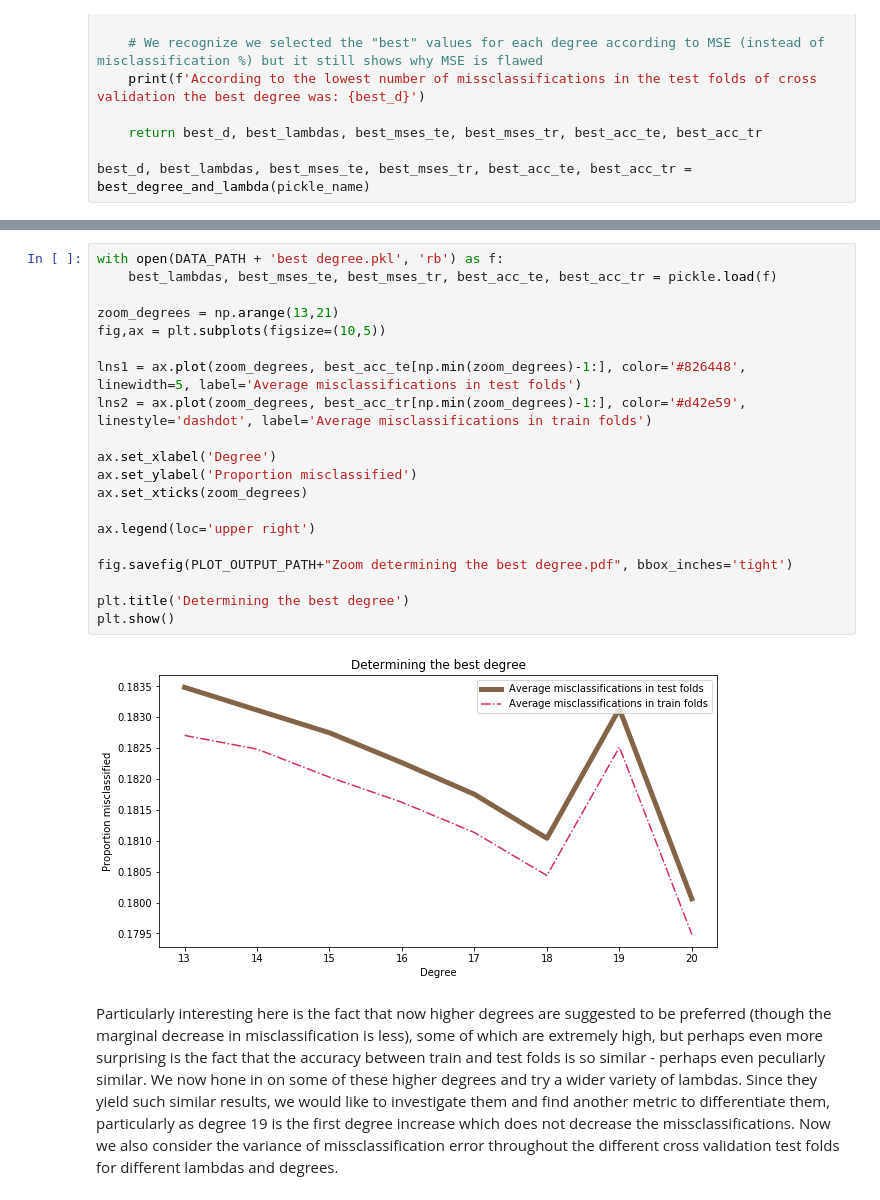
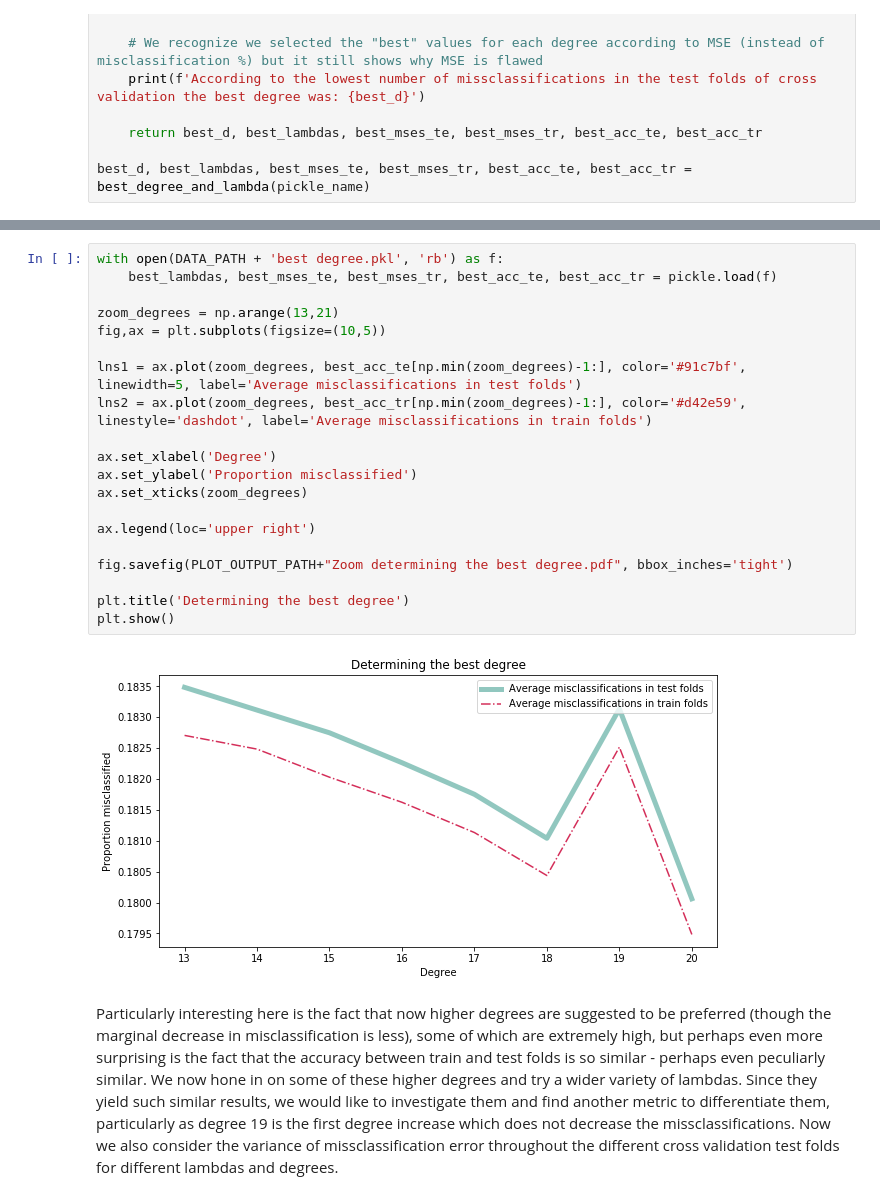
Before and after one commit to KamranSattary/ML-CS-433-Project-1, a Jupyter notebook: src/Visualising Ridge Tuning.ipynb, the cells around one changed output, grey strips where cells are left out. Saved outputs shown, nothing was run; the diff lists cells and outputs as text.

```diff
--- a/src/Visualising Ridge Tuning.ipynb
+++ b/src/Visualising Ridge Tuning.ipynb
@@ -242,25 +251,25 @@ plt.show()
 # %%
 with open(DATA_PATH + 'best degree.pkl', 'rb') as f:
     best_lambdas, best_mses_te, best_mses_tr, best_acc_te, best_acc_tr = pickle.load(f)
 
 zoom_degrees = np.arange(13,21)
 fig,ax = plt.subplots(figsize=(10,5))
 
-lns1 = ax.plot(zoom_degrees, best_acc_te[np.min(zoom_degrees)-1:], color='#826448', linewidth=5, label='Average misclassifications in test folds')
+lns1 = ax.plot(zoom_degrees, best_acc_te[np.min(zoom_degrees)-1:], color='#91c7bf', linewidth=5, label='Average misclassifications in test folds')
 lns2 = ax.plot(zoom_degrees, best_acc_tr[np.min(zoom_degrees)-1:], color='#d42e59', linestyle='dashdot', label='Average misclassifications in train folds')
 
 ax.set_xlabel('Degree')
 ax.set_ylabel('Proportion misclassified')
 ax.set_xticks(zoom_degrees)
 
 ax.legend(loc='upper right')
 
 fig.savefig(PLOT_OUTPUT_PATH+"Zoom determining the best degree.pdf", bbox_inches='tight')
 
 plt.title('Determining the best degree')
 plt.show()
 # %% [output]
-[figure, old version]
+[figure, new version]
 # %% [markdown]
 Particularly interesting here is the fact that now higher degrees are suggested to be preferred (though the marginal decrease in misclassification is less), some of which are extremely high, but perhaps even more surprising is the fact that the accuracy between train and test folds is so similar - perhaps even peculiarly similar. We now hone in on some of these higher degrees and try a wider variety of lambdas. Since they yield such similar results, we would like to investigate them and find another metric to differentiate them, particularly as degree 19 is the first degree increase which does not decrease the missclassifications. Now we also consider the variance of missclassification error throughout the different cross validation test folds for different lambdas and degrees.
 # %%
```
Also changed, not shown: parts of 3 cells of this notebook, 3 other files.
